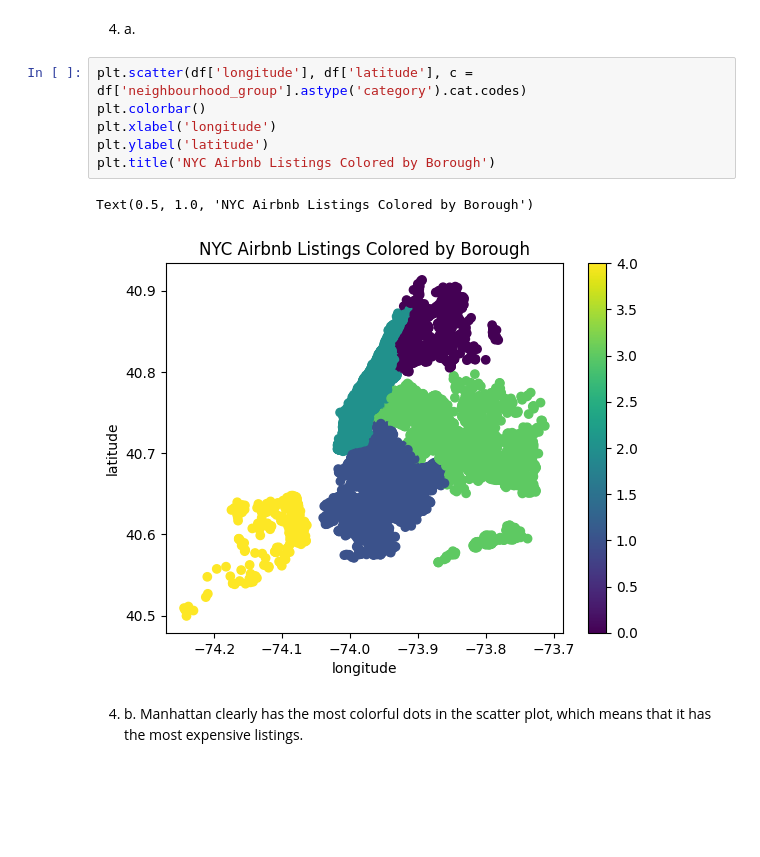
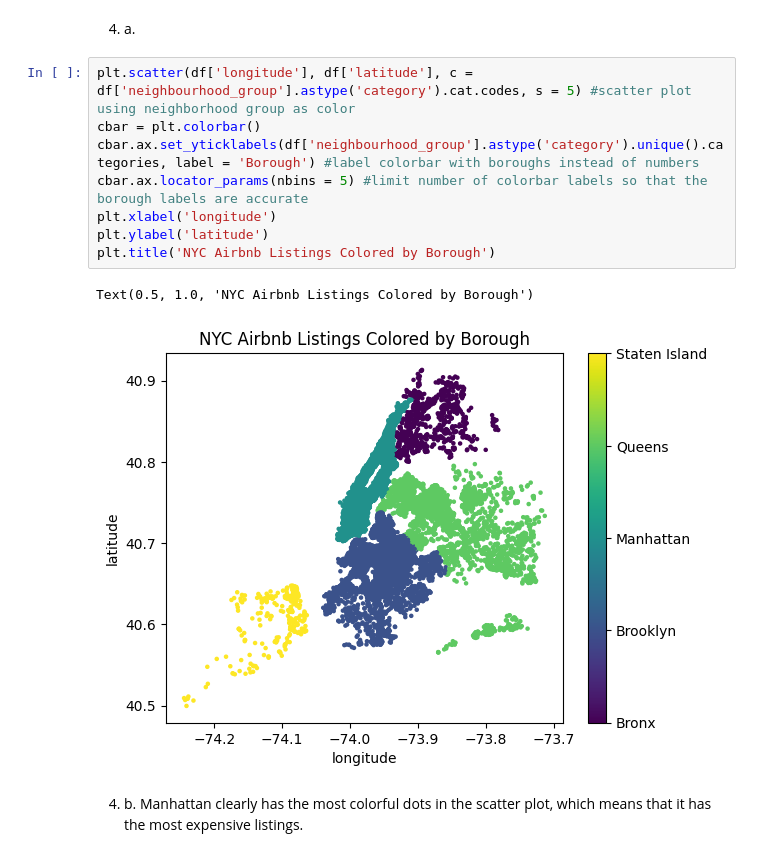
Before and after one commit to LeeEisenberg/CSE351HW2, a Jupyter notebook: cse351_hw2_code_eisenberg_lee_115520338.ipynb, the cells around one changed output. Cells and saved outputs as stored; diff of their text form; blank space fills up the shorter version.

```diff
--- a/cse351_hw2_code_eisenberg_lee_115520338.ipynb
+++ b/cse351_hw2_code_eisenberg_lee_115520338.ipynb
@@ -85,14 +87,16 @@ Text(0.5, 1.0, 'Correlation Heatmap')
 # %% [markdown]
 4. a.
 # %%
-plt.scatter(df['longitude'], df['latitude'], c = df['neighbourhood_group'].astype('category').cat.codes)
-plt.colorbar()
+plt.scatter(df['longitude'], df['latitude'], c = df['neighbourhood_group'].astype('category').cat.codes, s = 5) #scatter plot using neighborhood group as color
+cbar = plt.colorbar()
+cbar.ax.set_yticklabels(df['neighbourhood_group'].astype('category').unique().categories, label = 'Borough') #label colorbar with boroughs instead of numbers
+cbar.ax.locator_params(nbins = 5) #limit number of colorbar labels so that the borough labels are accurate
 plt.xlabel('longitude')
 plt.ylabel('latitude')
 plt.title('NYC Airbnb Listings Colored by Borough')
 # %% [output]
 Text(0.5, 1.0, 'NYC Airbnb Listings Colored by Borough')
-[figure, old version]
+[figure, new version]
 # %% [markdown]
 4. b. Manhattan clearly has the most colorful dots in the scatter plot, which means that it has the most expensive listings.
 # %%
```
Also changed, not shown: parts of 7 cells of this notebook.
